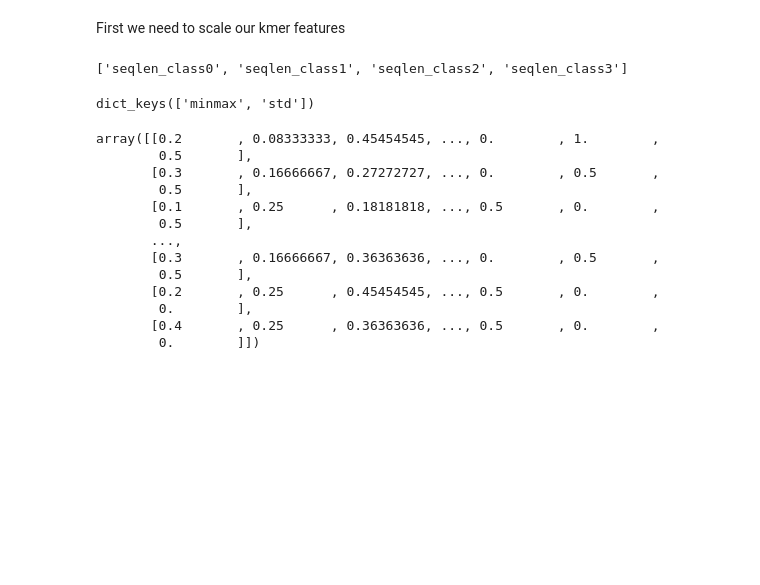
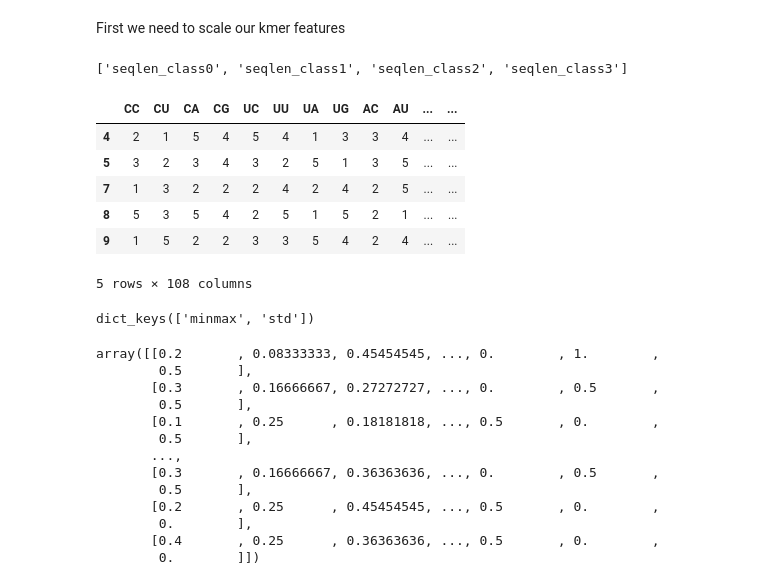
Before and after one commit to simlal/data-mining-assignments_bin710, a Jupyter notebook: dev4_descriptive-funcs/TP4_soln.ipynb, the cells around one changed output. Cells and saved outputs as stored; diff of their text form; code cells hidden in the pictures; blank space fills up the shorter version.

```diff
--- a/dev4_descriptive-funcs/TP4_soln.ipynb
+++ b/dev4_descriptive-funcs/TP4_soln.ipynb
@@ -780,3 +784,13 @@ print(filtered_kmers_data)
+# %%
+filtered_kmers_data.raw_data["seqlen_class0"].head()
+# %% [output]
+|  | CC | CU | CA | CG | UC | UU | UA | UG | AC | AU | ... | ... |
+| 4 | 2 | 1 | 5 | 4 | 5 | 4 | 1 | 3 | 3 | 4 | ... | ... |
+| 5 | 3 | 2 | 3 | 4 | 3 | 2 | 5 | 1 | 3 | 5 | ... | ... |
+| 7 | 1 | 3 | 2 | 2 | 2 | 4 | 2 | 4 | 2 | 5 | ... | ... |
+| 8 | 5 | 3 | 5 | 4 | 2 | 5 | 1 | 5 | 2 | 1 | ... | ... |
+| 9 | 1 | 5 | 2 | 2 | 3 | 3 | 5 | 4 | 2 | 4 | ... | ... |
+5 rows × 108 columns
 # %%
 # Perform kmer count scaling with sklearn's MinMaxScaler and StandardScaler
 filtered_kmers_data.perform_scaling("minmax")
```
Also changed, not shown: parts of 7 cells of this notebook.
